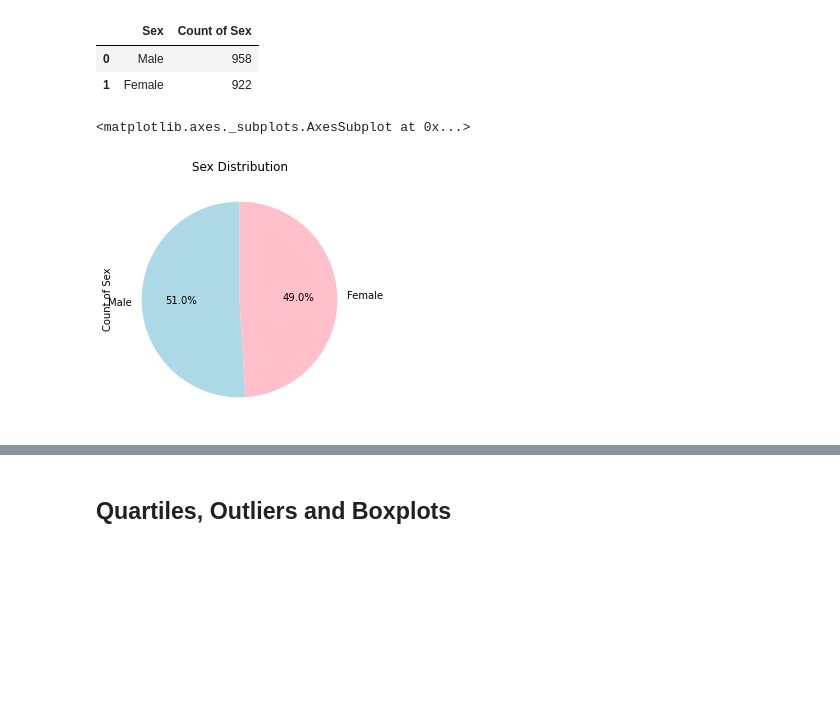
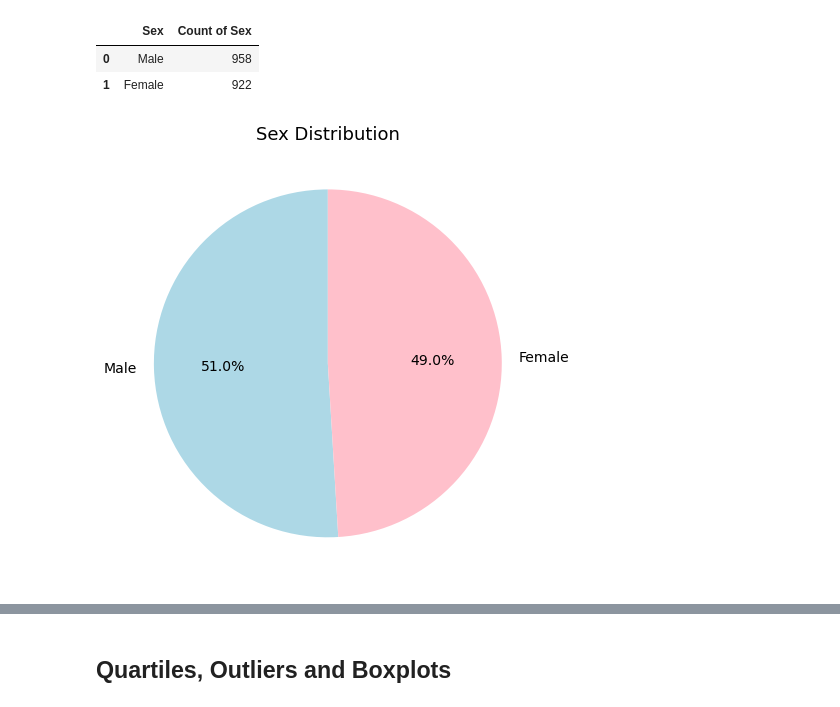
Before and after one commit to beaujeffrey03/matplotlib-challenge, a Jupyter notebook: pymaceuticals_starter.ipynb, the cells around one changed output, grey strips where cells are left out. Saved outputs shown, nothing was run; the diff lists cells and outputs as text; code cells hidden in the pictures; blank space fills up the shorter version.

```diff
--- a/pymaceuticals_starter.ipynb
+++ b/pymaceuticals_starter.ipynb
@@ -216,21 +220,23 @@ sex_count_df
 # %%
 # Generate a pie plot showing the distribution of female versus male mice using pandas
 sex_counts = sex_count_df['Count of Sex']
 sex_category = sex_count_df['Sex']
 colors_pie = ['lightblue', 'pink']
 
-
 sex_count_df.plot.pie(y='Count of Sex',
+                      fontsize=14,
                       colors=colors_pie,
                       legend=False,
                       startangle=90,
-                      title='Sex Distribution',
                       autopct='%1.1f%%',
-                      figsize=(4.5,4.5),
+                      figsize=(14,8),
                       labels = sex_count_df['Sex'])
+plt.title('Sex Distribution', size=18)
+plt.ylabel('')
+plt.show()
+# Could not for the life of me find out how to re-size the title.
 # %% [output]
-<matplotlib.axes._subplots.AxesSubplot at 0x...>
-[figure, old version]
+[figure, new version]
 # %%
 # Generate a pie plot showing the distribution of female versus male mice using pyplot
 sex_counts = sex_count_df['Count of Sex']
```
Also changed, not shown: parts of 17 cells of this notebook.
